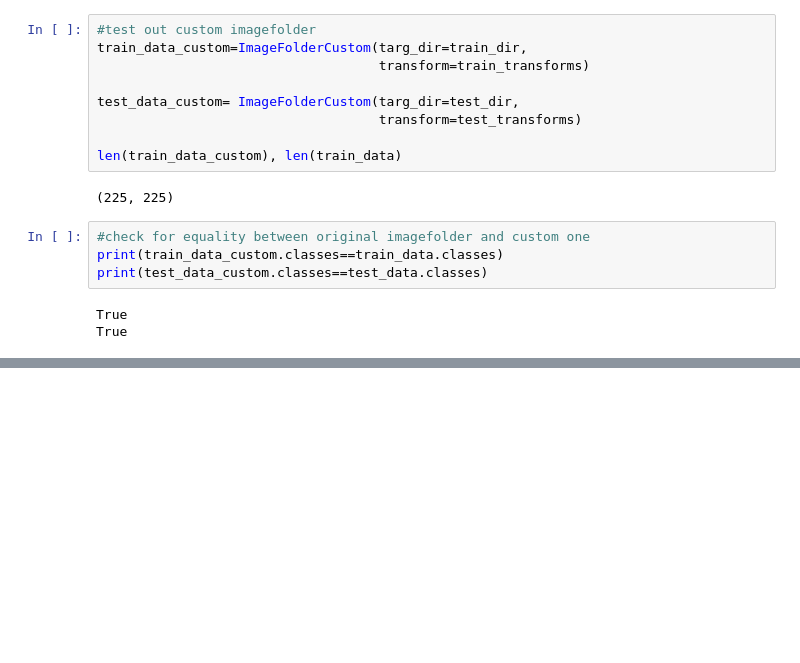
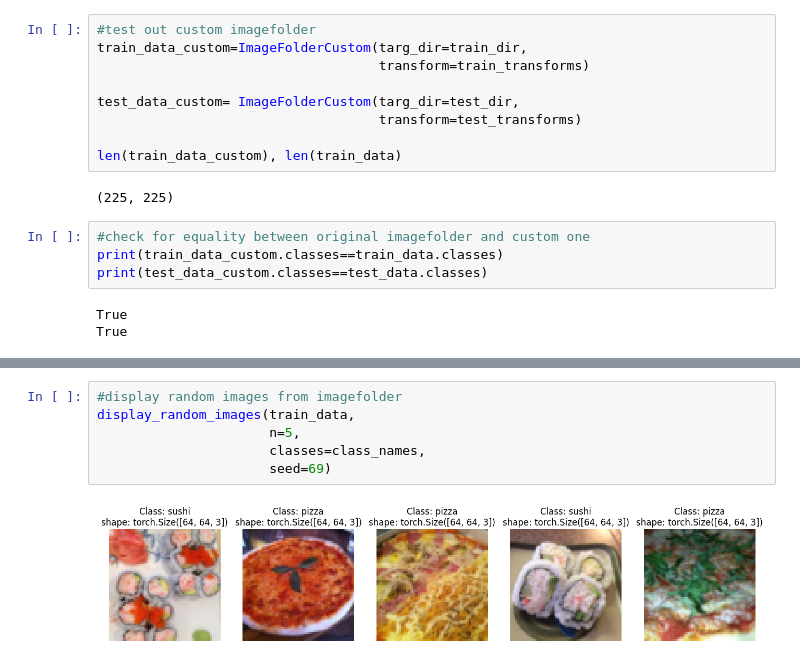
Before and after one commit to LadakaTayaara/deep-learning-codealong-nb, a Jupyter notebook: customdatasettut.ipynb, the cells around one changed output, grey strips where cells are left out. Saved outputs shown, nothing was run; the diff lists cells and outputs as text; blank space fills up the shorter version.

Commit message:
plotting images

```diff
--- a/customdatasettut.ipynb
+++ b/customdatasettut.ipynb
@@ -420,0 +464,8 @@ True
+# %%
+#display random images from imagefolder
+display_random_images(train_data,
+                      n=5,
+                      classes=class_names,
+                      seed=69)
+# %% [output]
+[figure, added]
```
Also changed, not shown: parts of 6 cells of this notebook.
